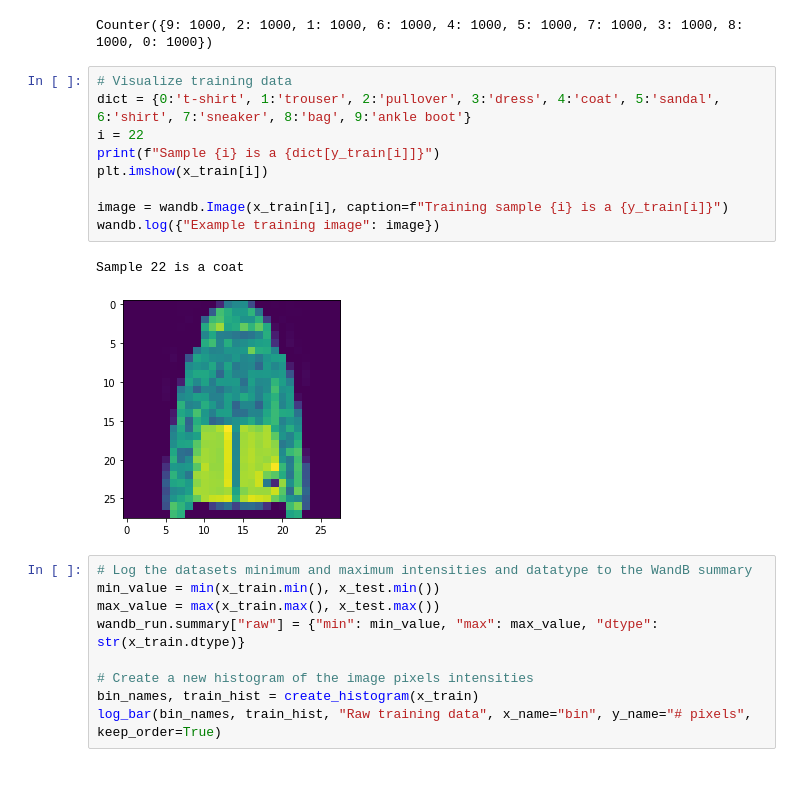
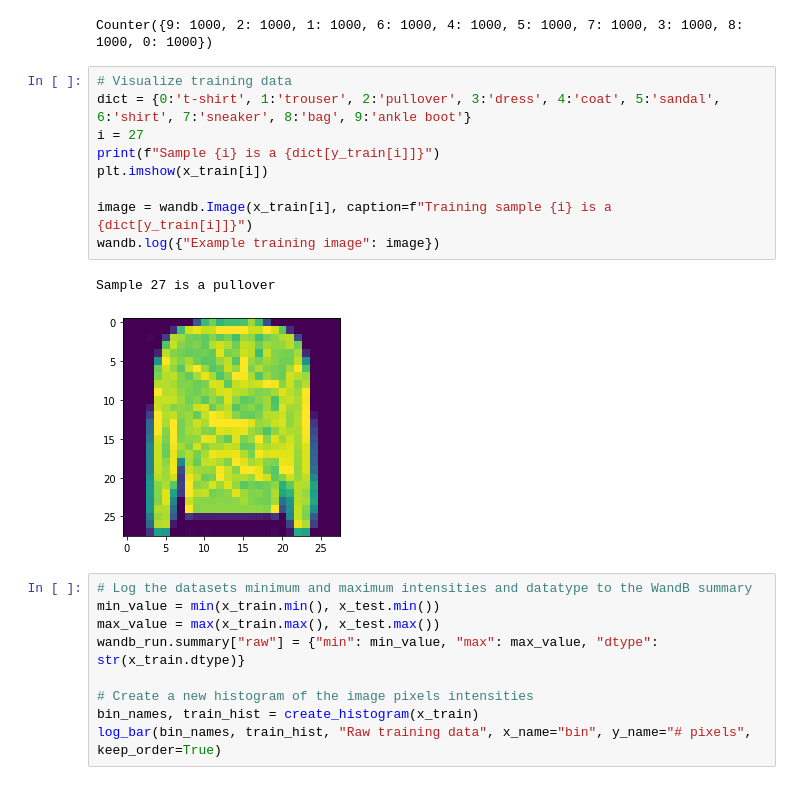
Before and after one commit to NickMattiss/AIML_inlamning1, a Jupyter notebook: AIML_inlamning1_NM.ipynb, the cells around one changed output. Cells and saved outputs as stored; diff of their text form.

```diff
--- a/AIML_inlamning1_NM.ipynb
+++ b/AIML_inlamning1_NM.ipynb
@@ -184,15 +206,15 @@ Counter({9: 1000, 2: 1000, 1: 1000, 6: 1000, 4: 1000, 5: 1000, 7: 1000, 3: 1000,
 # %%
 # Visualize training data
 dict = {0:'t-shirt', 1:'trouser', 2:'pullover', 3:'dress', 4:'coat', 5:'sandal', 6:'shirt', 7:'sneaker', 8:'bag', 9:'ankle boot'}
-i = 22
+i = 27
 print(f"Sample {i} is a {dict[y_train[i]]}")
 plt.imshow(x_train[i])
 
-image = wandb.Image(x_train[i], caption=f"Training sample {i} is a {y_train[i]}")
+image = wandb.Image(x_train[i], caption=f"Training sample {i} is a {dict[y_train[i]]}")
 wandb.log({"Example training image": image})
 # %% [output]
-Sample 22 is a coat
+Sample 27 is a pullover
-[figure, old version]
+[figure, new version]
 # %%
 # Log the datasets minimum and maximum intensities and datatype to the WandB summary
 min_value = min(x_train.min(), x_test.min())
```
Also changed, not shown: parts of 6 cells of this notebook.
